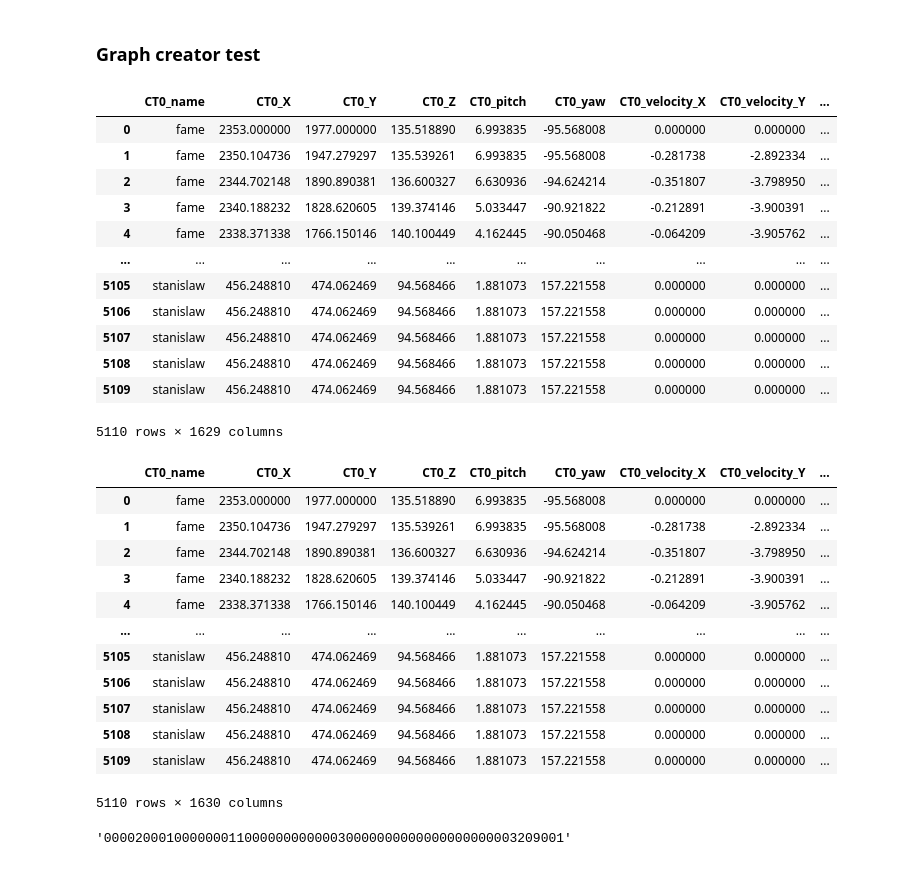
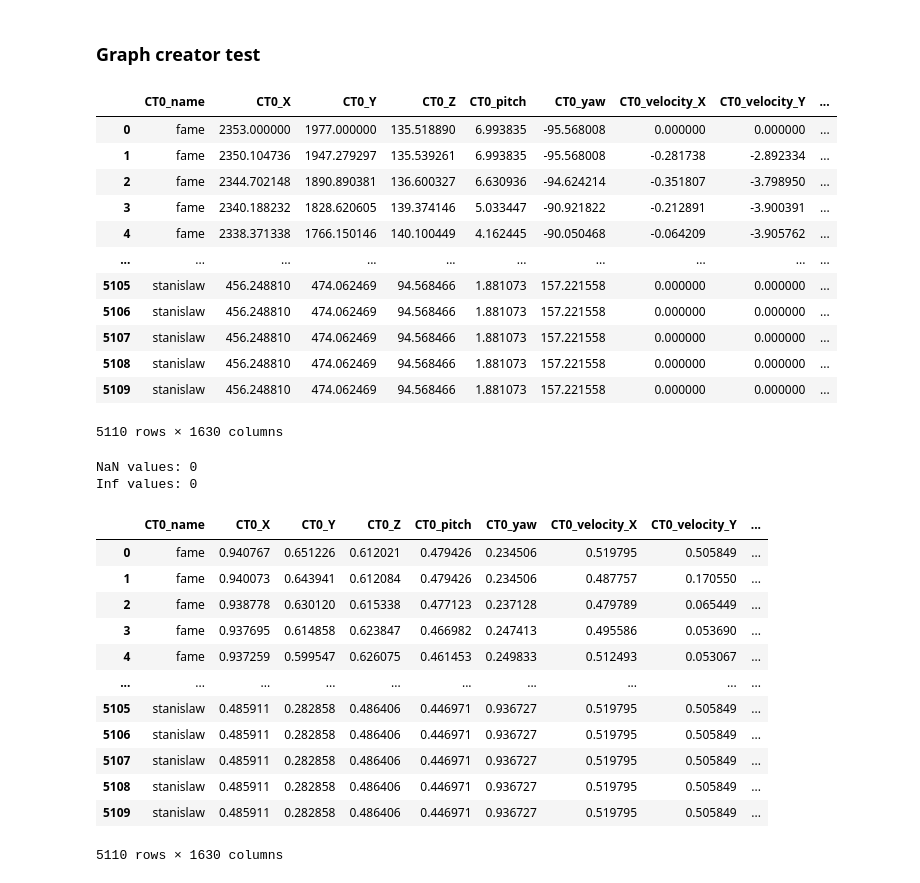
Before and after one commit to szmidapatrik/c2m1TPaeVlsln, a Jupyter notebook: proj/graph_dataset/CS2_dataset_package_test.ipynb, the cells around one changed output. Drawn from its saved outputs; the diff is of its cells as text; code cells hidden in the pictures.

```diff
--- a/proj/graph_dataset/CS2_dataset_package_test.ipynb
+++ b/proj/graph_dataset/CS2_dataset_package_test.ipynb
@@ -108,5 +109,11 @@ nodes = pd.read_csv('../../data/map_graph_model/de_inferno/nodes.csv')
 # %%
+# Map nodes dataset
+nodes = pd.read_csv('../../data/map_graph_model/de_inferno/nodes.csv')
+
+# Create tabular snapshot object
 tc = CS2_TabularSnapshots()
+
+# Create tabular snapshot database
 df, df_dict = tc.process_match(
     match_path='../../data/matches-raw/cs2/2024/_iem-chengdu-2024-wildcard-vs-virtuspro-inferno-norx8DdKJD9R1hFM8pob5fwildcard-vs-virtus-pro-inferno.dem',
     player_stats_data_path='../../data/player-stats/scraped-in-2024/2022/norm_imputed_player_stats_2022_utf.csv',
@@ -118,7 +125,14 @@ df, df_dict = tc.process_match(
     num_permutations_per_round=1,
     build_dictionary=True
 )
+
+# Impute missing values
 df = tc.impute_match(df)
+
+# Tokenize match
+tokenizer = CS2_Token()
+df = tokenizer.tokenize_match(df, 'de_inferno', nodes)
+
 df
 # %% [output]
 |  | CT0_name | CT0_X | CT0_Y | CT0_Z | CT0_pitch | CT0_yaw | CT0_velocity_X | CT0_velocity_Y | ... |
@@ -133,28 +147,32 @@ df
 | 5107 | stanislaw | 456.248810 | 474.062469 | 94.568466 | 1.881073 | 157.221558 | 0.000000 | 0.000000 | ... |
 | 5108 | stanislaw | 456.248810 | 474.062469 | 94.568466 | 1.881073 | 157.221558 | 0.000000 | 0.000000 | ... |
 | 5109 | stanislaw | 456.248810 | 474.062469 | 94.568466 | 1.881073 | 157.221558 | 0.000000 | 0.000000 | ... |
-5110 rows × 1629 columns
+5110 rows × 1630 columns
-# %%
-tokenizer = CS2_Token()
-df = tokenizer.tokenize_match(df, 'de_inferno', nodes)
-df
-# %% [output]
-|  | CT0_name | CT0_X | CT0_Y | CT0_Z | CT0_pitch | CT0_yaw | CT0_velocity_X | CT0_velocity_Y | ... |
-| 0 | fame | 2353.000000 | 1977.000000 | 135.518890 | 6.993835 | -95.568008 | 0.000000 | 0.000000 | ... |
-| 1 | fame | 2350.104736 | 1947.279297 | 135.539261 | 6.993835 | -95.568008 | -0.281738 | -2.892334 | ... |
-| 2 | fame | 2344.702148 | 1890.890381 | 136.600327 | 6.630936 | -94.624214 | -0.351807 | -3.798950 | ... |
-| 3 | fame | 2340.188232 | 1828.620605 | 139.374146 | 5.033447 | -90.921822 | -0.212891 | -3.900391 | ... |
-| 4 | fame | 2338.371338 | 1766.150146 | 140.100449 | 4.162445 | -90.050468 | -0.064209 | -3.905762 | ... |
-| ... | ... | ... | ... | ... | ... | ... | ... | ... | ... |
-| 5105 | stanislaw | 456.248810 | 474.062469 | 94.568466 | 1.881073 | 157.221558 | 0.000000 | 0.000000 | ... |
-| 5106 | stanislaw | 456.248810 | 474.062469 | 94.568466 | 1.881073 | 157.221558 | 0.000000 | 0.000000 | ... |
-| 5107 | stanislaw | 456.248810 | 474.062469 | 94.568466 | 1.881073 | 157.221558 | 0.000000 | 0.000000 | ... |
-| 5108 | stanislaw | 456.248810 | 474.062469 | 94.568466 | 1.881073 | 157.221558 | 0.000000 | 0.000000 | ... |
-| 5109 | stanislaw | 456.248810 | 474.062469 | 94.568466 | 1.881073 | 157.221558 | 0.000000 | 0.000000 | ... |
-5110 rows × 1630 columns
-# %%
-df['TOKEN'][3130]
-# %% [output]
-'00002000100000001100000000000030000000000000000000003209001'
-# %%
-df = tc.noramlize_match(df)
+# %%
+print('NaN values:', df.isna().sum().sum())
+print('Inf values:', df.isin([np.inf, -np.inf]).sum().sum())
+# %% [output]
+NaN values: 0
+Inf values: 0
+# %%
+# Build dictionary
+dictionary = CS2_Dictionary().build_single_dictionary(df_dict)
+
+# Normalize match
+scaler = load('../../model/scaler/inferno_map_scaler.pkl')
+df = tc.noramlize_match(df, dictionary, scaler)
+df
+# %% [output]
+|  | CT0_name | CT0_X | CT0_Y | CT0_Z | CT0_pitch | CT0_yaw | CT0_velocity_X | CT0_velocity_Y | ... |
+| 0 | fame | 0.940767 | 0.651226 | 0.612021 | 0.479426 | 0.234506 | 0.519795 | 0.505849 | ... |
+| 1 | fame | 0.940073 | 0.643941 | 0.612084 | 0.479426 | 0.234506 | 0.487757 | 0.170550 | ... |
+| 2 | fame | 0.938778 | 0.630120 | 0.615338 | 0.477123 | 0.237128 | 0.479789 | 0.065449 | ... |
+| 3 | fame | 0.937695 | 0.614858 | 0.623847 | 0.466982 | 0.247413 | 0.495586 | 0.053690 | ... |
+| 4 | fame | 0.937259 | 0.599547 | 0.626075 | 0.461453 | 0.249833 | 0.512493 | 0.053067 | ... |
+| ... | ... | ... | ... | ... | ... | ... | ... | ... | ... |
+| 5105 | stanislaw | 0.485911 | 0.282858 | 0.486406 | 0.446971 | 0.936727 | 0.519795 | 0.505849 | ... |
+| 5106 | stanislaw | 0.485911 | 0.282858 | 0.486406 | 0.446971 | 0.936727 | 0.519795 | 0.505849 | ... |
+| 5107 | stanislaw | 0.485911 | 0.282858 | 0.486406 | 0.446971 | 0.936727 | 0.519795 | 0.505849 | ... |
+| 5108 | stanislaw | 0.485911 | 0.282858 | 0.486406 | 0.446971 | 0.936727 | 0.519795 | 0.505849 | ... |
+| 5109 | stanislaw | 0.485911 | 0.282858 | 0.486406 | 0.446971 | 0.936727 | 0.519795 | 0.505849 | ... |
+5110 rows × 1630 columns
```
Also changed, not shown: parts of 2 cells of this notebook, 7 other files.
